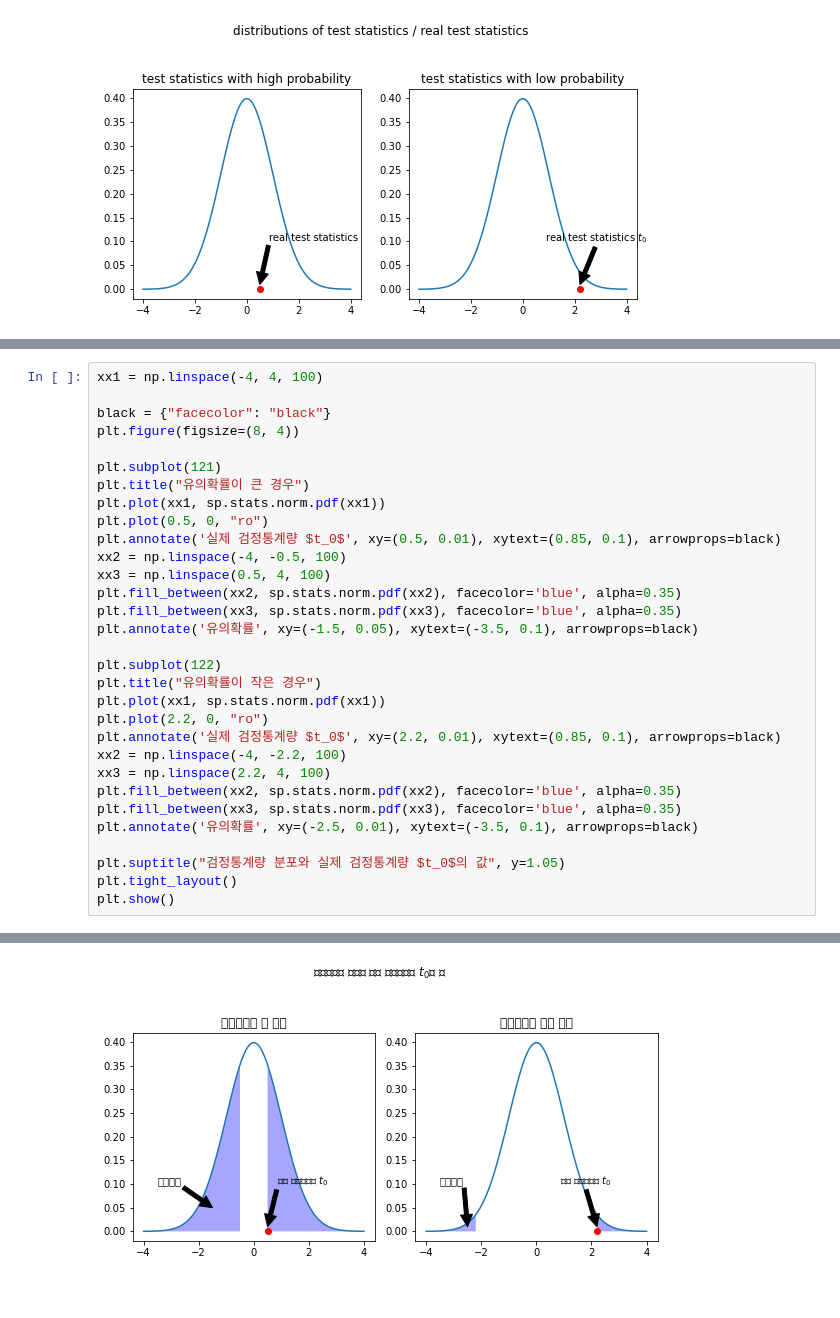
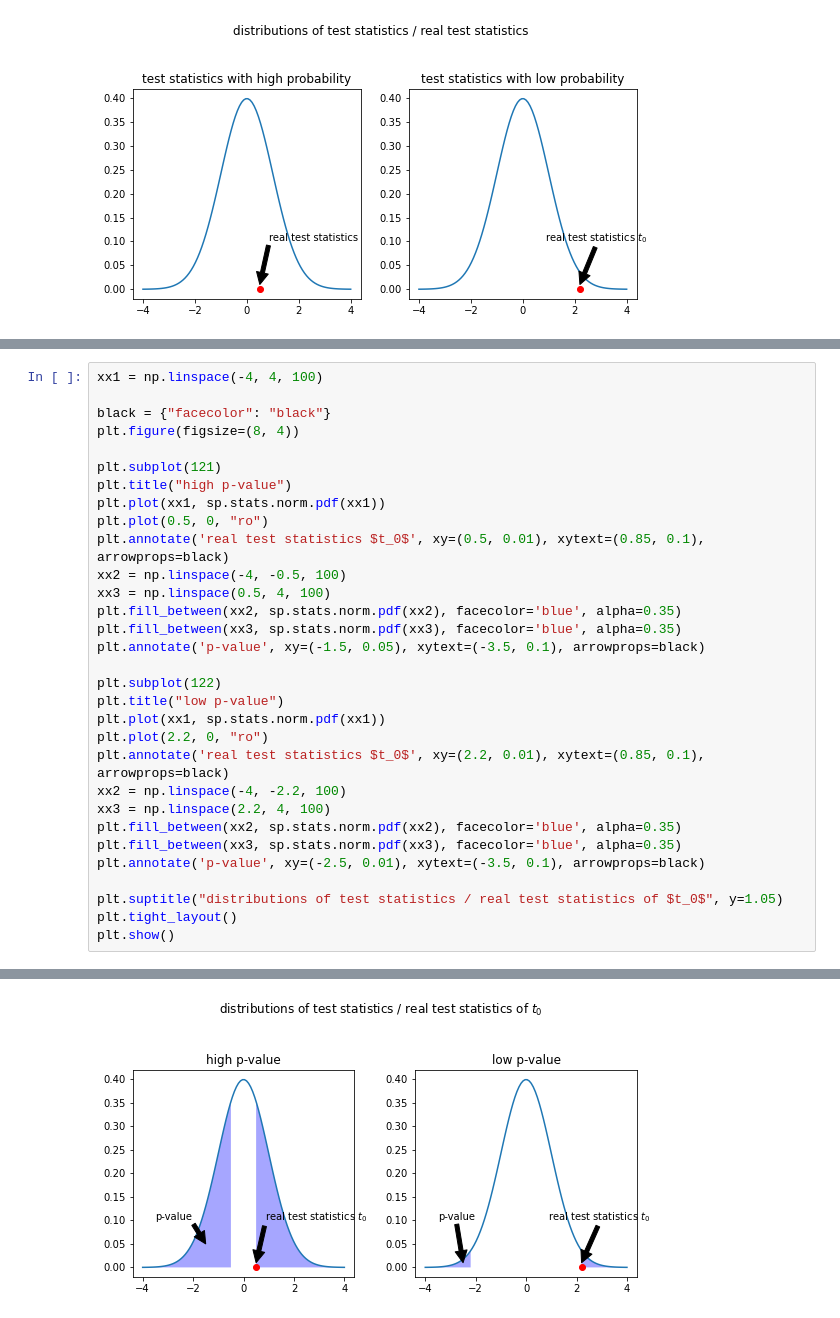
Before and after one commit to choigww/projects, a Jupyter notebook: project-doraemon/probability-and-statistics/visualize-p-value.ipynb, the cells around one changed output, grey strips where cells are left out. Drawn from its saved outputs; the diff is of its cells as text.

```diff
--- a/project-doraemon/probability-and-statistics/visualize-p-value.ipynb
+++ b/project-doraemon/probability-and-statistics/visualize-p-value.ipynb
@@ -42,28 +71,28 @@ black = {"facecolor": "black"}
 plt.figure(figsize=(8, 4))
 
 plt.subplot(121)
-plt.title("유의확률이 큰 경우")
+plt.title("high p-value")
 plt.plot(xx1, sp.stats.norm.pdf(xx1))
 plt.plot(0.5, 0, "ro")
-plt.annotate('실제 검정통계량 $t_0$', xy=(0.5, 0.01), xytext=(0.85, 0.1), arrowprops=black)
+plt.annotate('real test statistics $t_0$', xy=(0.5, 0.01), xytext=(0.85, 0.1), arrowprops=black)
 xx2 = np.linspace(-4, -0.5, 100)
 xx3 = np.linspace(0.5, 4, 100)
 plt.fill_between(xx2, sp.stats.norm.pdf(xx2), facecolor='blue', alpha=0.35)
 plt.fill_between(xx3, sp.stats.norm.pdf(xx3), facecolor='blue', alpha=0.35)
-plt.annotate('유의확률', xy=(-1.5, 0.05), xytext=(-3.5, 0.1), arrowprops=black)
+plt.annotate('p-value', xy=(-1.5, 0.05), xytext=(-3.5, 0.1), arrowprops=black)
 
 plt.subplot(122)
-plt.title("유의확률이 작은 경우")
+plt.title("low p-value")
 plt.plot(xx1, sp.stats.norm.pdf(xx1))
 plt.plot(2.2, 0, "ro")
-plt.annotate('실제 검정통계량 $t_0$', xy=(2.2, 0.01), xytext=(0.85, 0.1), arrowprops=black)
+plt.annotate('real test statistics $t_0$', xy=(2.2, 0.01), xytext=(0.85, 0.1), arrowprops=black)
 xx2 = np.linspace(-4, -2.2, 100)
 xx3 = np.linspace(2.2, 4, 100)
 plt.fill_between(xx2, sp.stats.norm.pdf(xx2), facecolor='blue', alpha=0.35)
 plt.fill_between(xx3, sp.stats.norm.pdf(xx3), facecolor='blue', alpha=0.35)
-plt.annotate('유의확률', xy=(-2.5, 0.01), xytext=(-3.5, 0.1), arrowprops=black)
+plt.annotate('p-value', xy=(-2.5, 0.01), xytext=(-3.5, 0.1), arrowprops=black)
 
-plt.suptitle("검정통계량 분포와 실제 검정통계량 $t_0$의 값", y=1.05)
+plt.suptitle("distributions of test statistics / real test statistics of $t_0$", y=1.05)
 plt.tight_layout()
 plt.show()
 # %% [output]
@@ -87 +99 @@ Font 'default' does not have a glyph for '\uac12' [U+ac12], substituting with a
-[figure, old version]
+[figure, new version]
```
Also changed, not shown: parts of 8 cells of this notebook, 2 other files.
